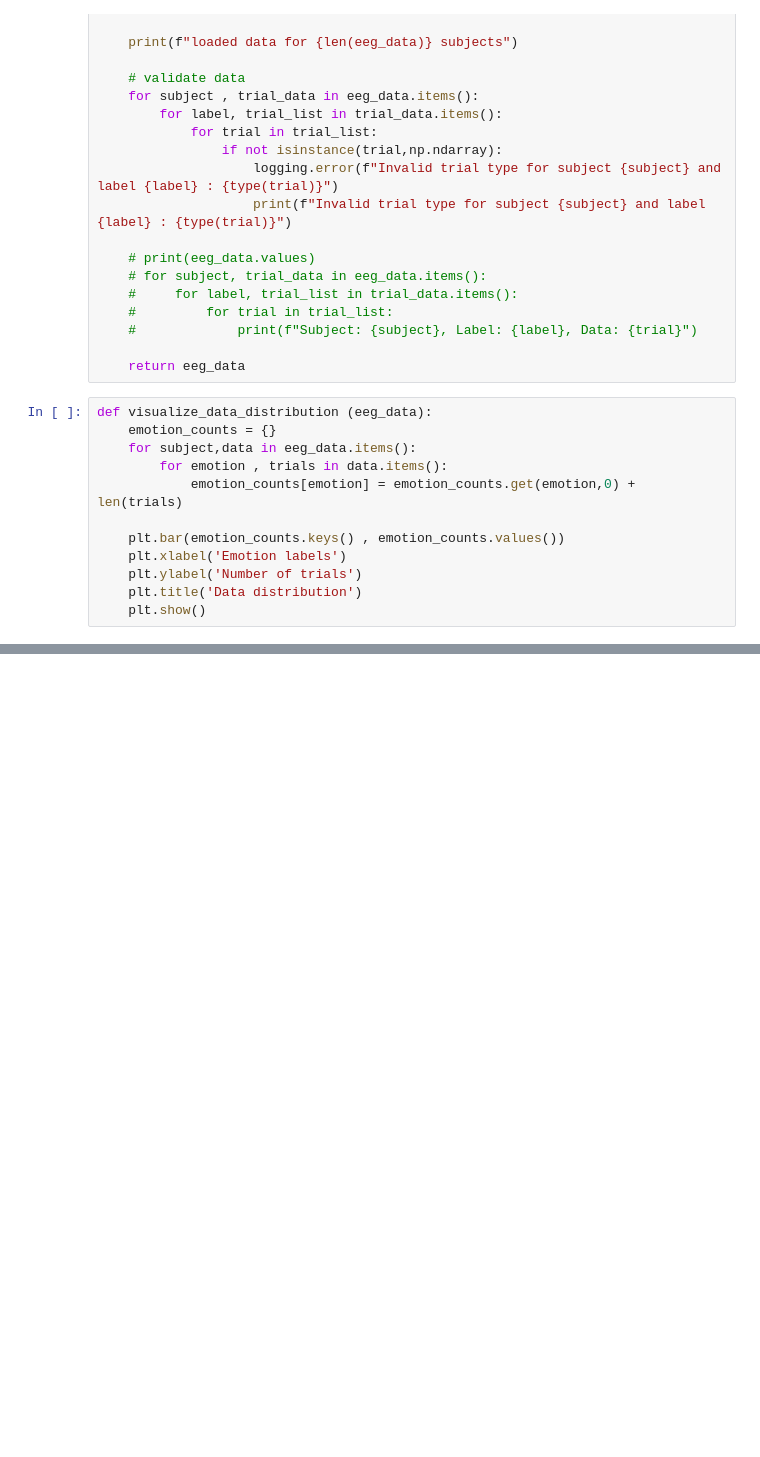
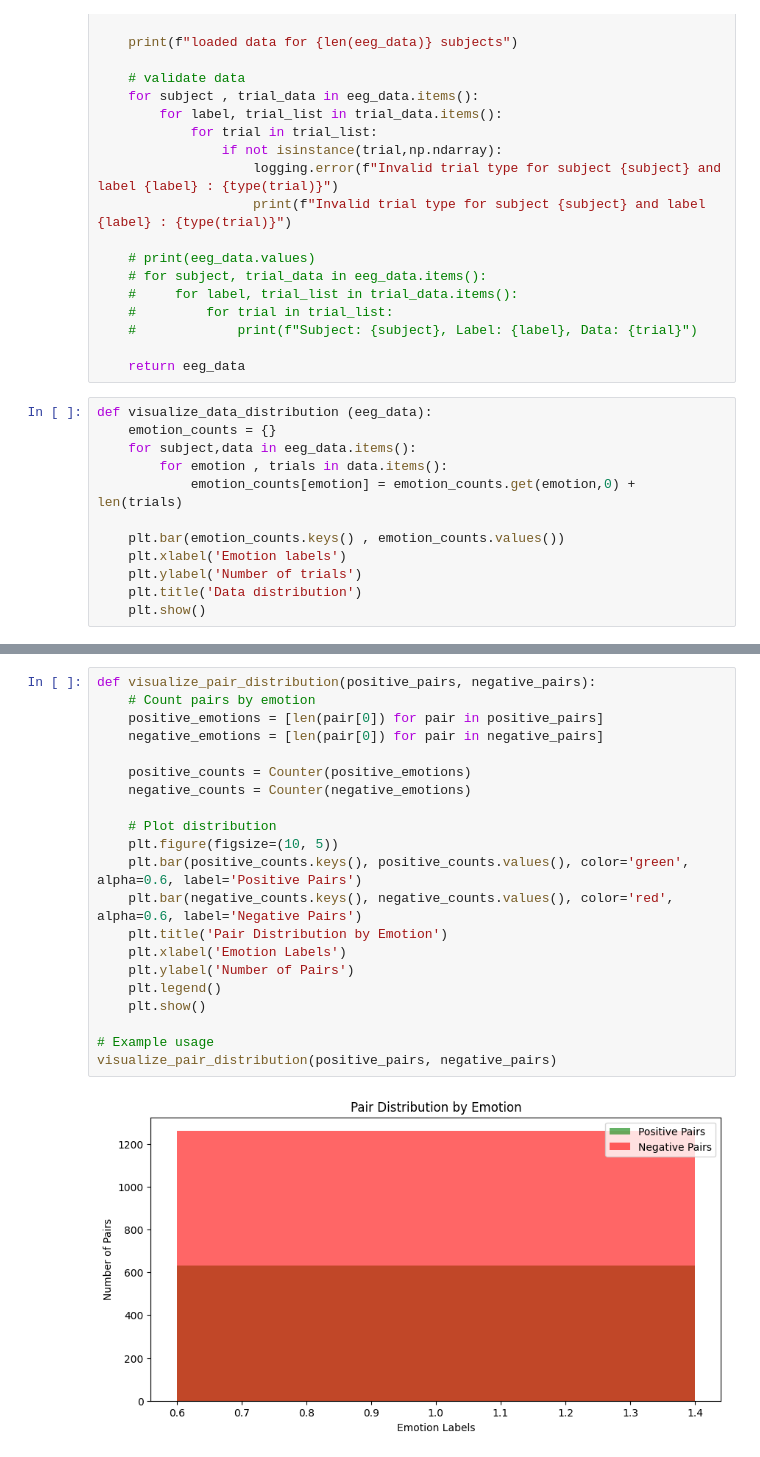
Before and after one commit to hamzaowaisog/EEg-based-Emotion-Recognition, a Jupyter notebook: data_preparation.ipynb, the cells around one changed output, grey strips where cells are left out. Drawn from its saved outputs; the diff is of its cells as text; blank space fills up the shorter version.

```diff
--- a/data_preparation.ipynb
+++ b/data_preparation.ipynb
@@ -80,0 +175,23 @@ loaded data for 15 subjects
+# %%
+def visualize_pair_distribution(positive_pairs, negative_pairs):
+    # Count pairs by emotion
+    positive_emotions = [len(pair[0]) for pair in positive_pairs]
+    negative_emotions = [len(pair[0]) for pair in negative_pairs]
+
+    positive_counts = Counter(positive_emotions)
+    negative_counts = Counter(negative_emotions)
+
+    # Plot distribution
+    plt.figure(figsize=(10, 5))
+    plt.bar(positive_counts.keys(), positive_counts.values(), color='green', alpha=0.6, label='Positive Pairs')
+    plt.bar(negative_counts.keys(), negative_counts.values(), color='red', alpha=0.6, label='Negative Pairs')
+    plt.title('Pair Distribution by Emotion')
+    plt.xlabel('Emotion Labels')
+    plt.ylabel('Number of Pairs')
+    plt.legend()
+    plt.show()
+
+# Example usage
+visualize_pair_distribution(positive_pairs, negative_pairs)
+# %% [output]
+[figure, added]
```
Also changed, not shown: parts of 10 cells of this notebook, 1 other file.
